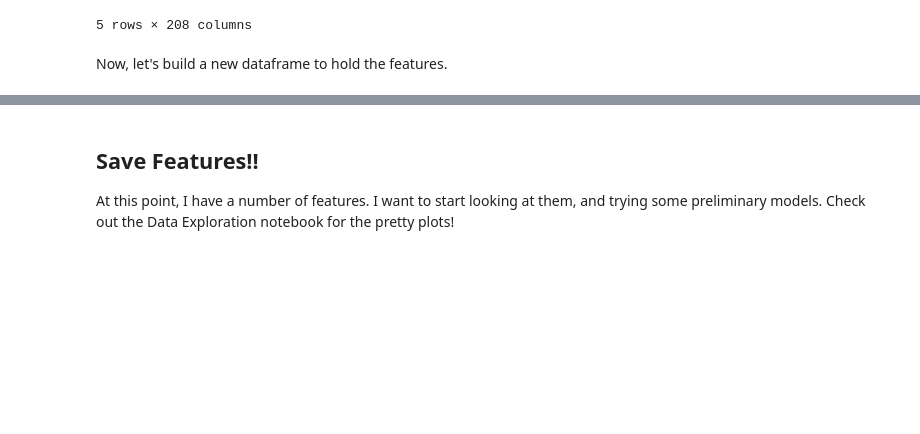
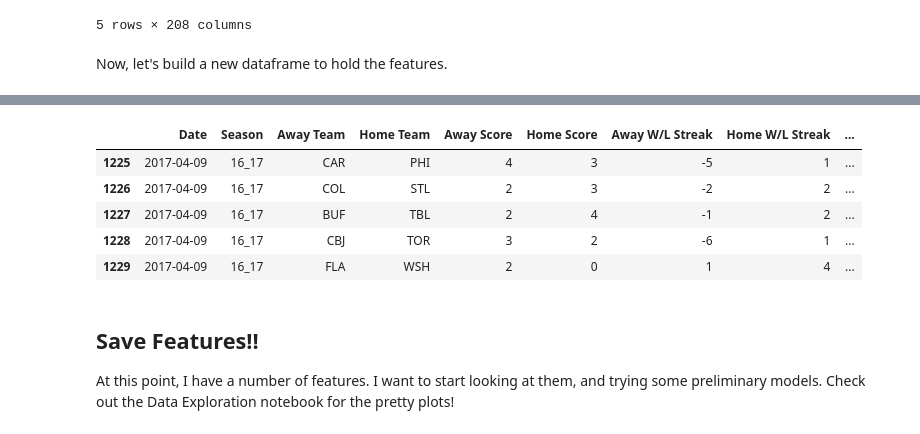
Before and after one commit to kjgraves/NHLShakeItUp, a Jupyter notebook: FeatureGeneration.ipynb, the cells around one changed output, grey strips where cells are left out. Drawn from its saved outputs; the diff is of its cells as text; code cells hidden in the pictures; blank space fills up the shorter version.

```diff
--- a/FeatureGeneration.ipynb
+++ b/FeatureGeneration.ipynb
@@ -205,18 +217,18 @@ def build_features_gen(df,df_f,i,loc,pgames):
     jstart = i-1 # Index to search through previous games
     num_comp = 0 # Number of games already done
     for num in pgames:
-        print("Searching for p{0} game".format(num))
+        #print("Searching for p{0} game".format(num))
         for ind in range(num-num_comp): # find num-num_comp more games
             lfound = False
-            print("Starting index = {0}".format(jstart))
-            print("ind = ",ind)
+            #print("Starting index = {0}".format(jstart))
+            #print("ind = ",ind)
             for j in range(jstart,-1,-1): # start
                 if df[floc+" Team"].iat[i] == df["Away Team"].iat[j]:
                     # Found the next previous game (team was away)
                     lfound = True
                     pfloc = "Away"
-                    print("Found p{0} game. Index = {1}. On {2}: {3} vs {4}".format(num,j,
-                        df["Date"].iat[j],df["Away Team"].iat[j],df["Home Team"].iat[j]))
+                    #print("Found p{0} game. Index = {1}. On {2}: {3} vs {4}".format(num,j,
+                        #df["Date"].iat[j],df["Away Team"].iat[j],df["Home Team"].iat[j]))
 
                     jstart = j - 1
                     break
@@ -224,24 +236,24 @@ def build_features_gen(df,df_f,i,loc,pgames):
                     # Found the next previous game (team was home)
                     lfound = True
                     pfloc = "Home"
-                    print("Found p{0} game. Index = {1}. On {2}: {3} vs {4}".format(num,j,
-                        df["Date"].iat[j],df["Away Team"].iat[j],df["Home Team"].iat[j]))
+                    #print("Found p{0} game. Index = {1}. On {2}: {3} vs {4}".format(num,j,
+                        #df["Date"].iat[j],df["Away Team"].iat[j],df["Home Team"].iat[j]))
                     jstart = j - 1
                     break
             # Save data from that game in running totals
             if lfound:
-                print("Sgoals: {0} = {1} + {2}".format(Sgoals_run+df[pfloc+' Score'].iat[j],Sgoals_run,df[pfloc+' Score'].iat[j]))
+                #print("Sgoals: {0} = {1} + {2}".format(Sgoals_run+df[pfloc+' Score'].iat[j],Sgoals_run,df[pfloc+' Score'].iat[j]))
                 Sgoals_run += df[pfloc+' Score'].iat[j]
                 Agoals_run += df[otherloc(pfloc)+' Score'].iat[j]
         # Now running total should be for the previous num games
-        print("Saving Sgoals = {0} Agoals = {1}".format(Sgoals_run,Agoals_run))
+        #print("Saving Sgoals = {0} Agoals = {1}".format(Sgoals_run,Agoals_run))
         df_f['{0} Scored Goals p{1}'.format(floc,num)].iat[i] = Sgoals_run
         df_f['{0} Allowed Goals p{1}'.format(floc,num)].iat[i] = Agoals_run
         # Save number of previous games found
         num_comp = num
 # %%
 df_f, pgames = init()
-for i in range(120):
+for i in range(len(df)):
     date = df["Date"].iat[i]
     print("Date: {0}".format(date))
     df_f['Date'].iat[i] = date
@@ -251,7 +263,7 @@ for i in range(120):
         # (Multiple features are just generated by stats from the previous game)
         lfound = False
         team = df[floc+" Team"].iat[i]
-        print("Team: {0} vs {1}".format(team,df[otherloc(floc)+" Team"].iat[i]))
+        print("Team: {0} (vs {1})".format(team,df[otherloc(floc)+" Team"].iat[i]))
         df_f[floc+" Team"].iat[i] = team
         for j in range(i-1,-1,-1):
             if df[floc+" Team"].iat[i] == df["Away Team"].iat[j]:
@@ -365,3 +309,12 @@ df.loc[(df['Away Team'] == tcheck) | (df['Home Team'] == tcheck)][cols]
+# %%
+df_f.tail()
+# %% [output]
+|  | Date | Season | Away Team | Home Team | Away Score | Home Score | Away W/L Streak | Home W/L Streak | ... |
+| 1225 | 2017-04-09 | 16_17 | CAR | PHI | 4 | 3 | -5 | 1 | ... |
+| 1226 | 2017-04-09 | 16_17 | COL | STL | 2 | 3 | -2 | 2 | ... |
+| 1227 | 2017-04-09 | 16_17 | BUF | TBL | 2 | 4 | -1 | 2 | ... |
+| 1228 | 2017-04-09 | 16_17 | CBJ | TOR | 3 | 2 | -6 | 1 | ... |
+| 1229 | 2017-04-09 | 16_17 | FLA | WSH | 2 | 0 | 1 | 4 | ... |
 # %% [markdown]
 ## Save Features!!
 At this point, I have a number of features. I want to start looking at them, and trying some preliminary models. Check out the Data Exploration notebook for the pretty plots!
```
Also changed, not shown: parts of 9 cells of this notebook, 6 other files.
